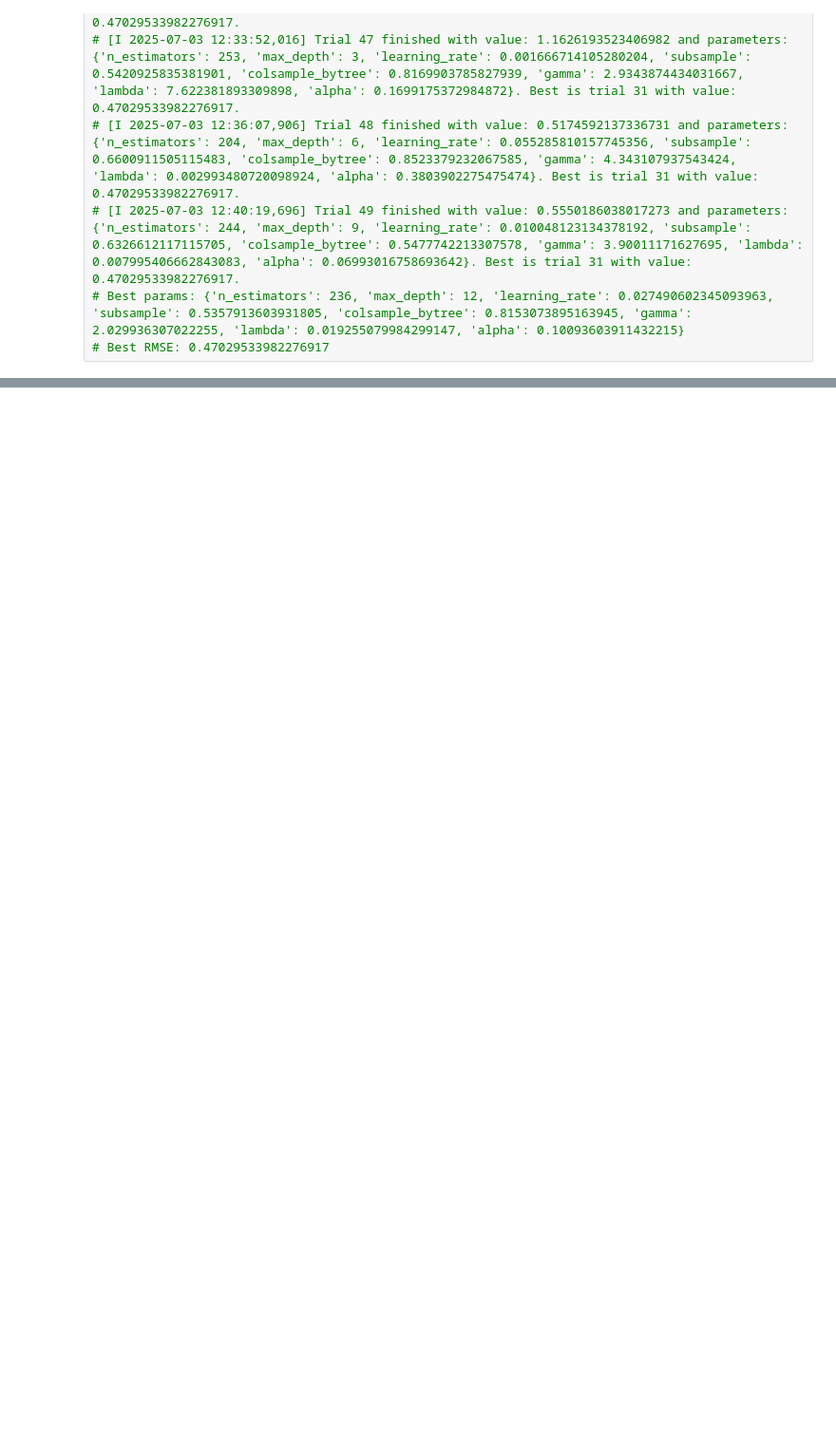
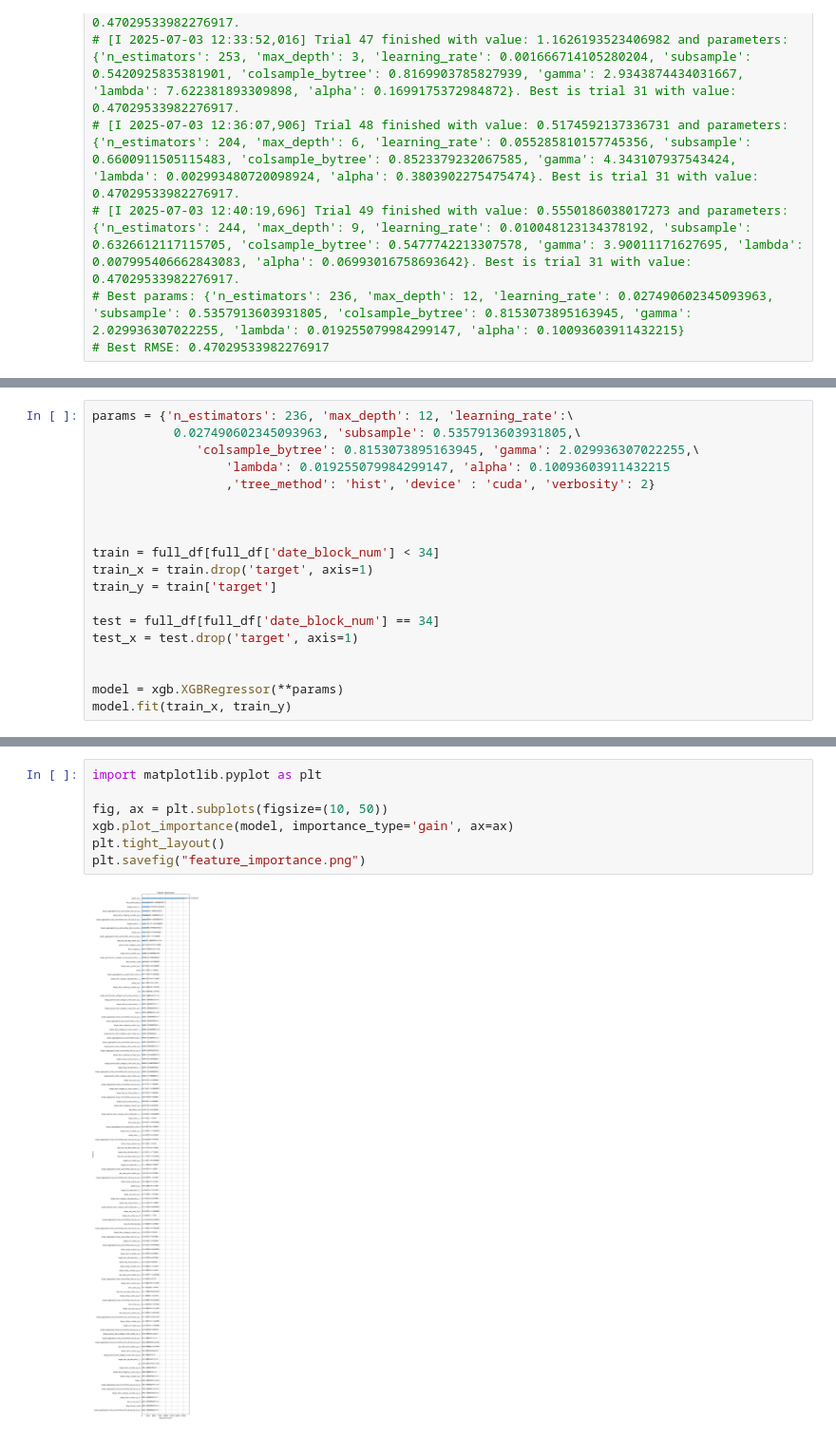
Before and after one commit to MarianSlassi/future_sales_prediction, a Jupyter notebook: notebooks/modeling.ipynb, the cells around one changed output, grey strips where cells are left out. Shown at 95% size. Cells and saved outputs as stored; diff of their text form; blank space fills up the shorter version.

Commit message:
base and advanced modeling + feature importance

```diff
--- a/notebooks/modeling.ipynb
+++ b/notebooks/modeling.ipynb
@@ -298,0 +341,19 @@ ValueError: Found input variables with inconsistent numbers of samples: [238084,
+# %%
+params = {'n_estimators': 236, 'max_depth': 12, 'learning_rate':\
+           0.027490602345093963, 'subsample': 0.5357913603931805,\
+              'colsample_bytree': 0.8153073895163945, 'gamma': 2.029936307022255,\
+                  'lambda': 0.019255079984299147, 'alpha': 0.10093603911432215
+                  ,'tree_method': 'hist', 'device' : 'cuda', 'verbosity': 2}
+
+
+
+train = full_df[full_df['date_block_num'] < 34]
+train_x = train.drop('target', axis=1)
+train_y = train['target']
+
+test = full_df[full_df['date_block_num'] == 34]
+test_x = test.drop('target', axis=1)
+
+
+model = xgb.XGBRegressor(**params)
+model.fit(train_x, train_y)
@@ -298,0 +432,9 @@ ValueError: Found input variables with inconsistent numbers of samples: [238084,
+# %%
+import matplotlib.pyplot as plt
+
+fig, ax = plt.subplots(figsize=(10, 50))
+xgb.plot_importance(model, importance_type='gain', ax=ax)
+plt.tight_layout()
+plt.savefig("feature_importance.png")
+# %% [output]
+[figure, added]
```
Also changed, not shown: parts of 14 cells of this notebook, 4 other files.
